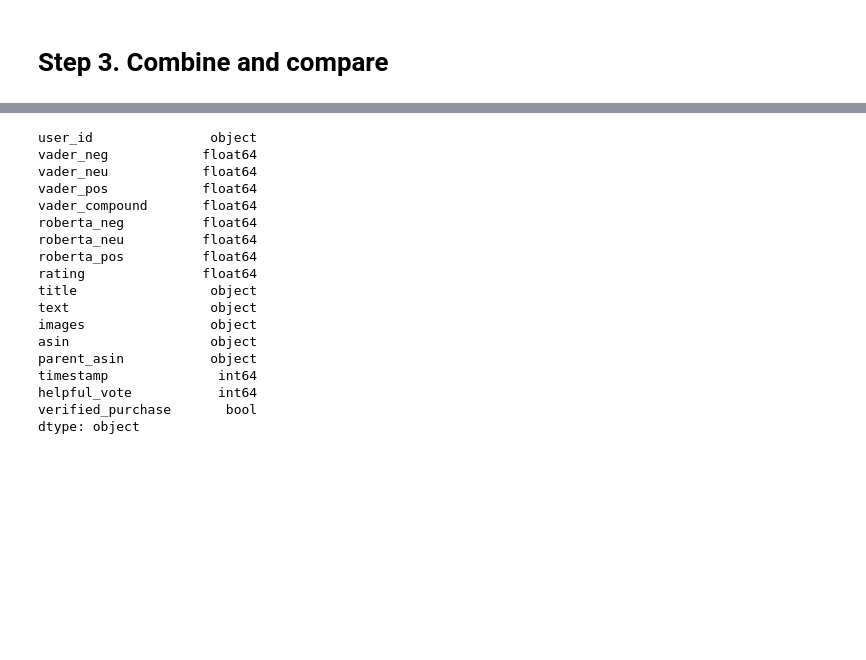
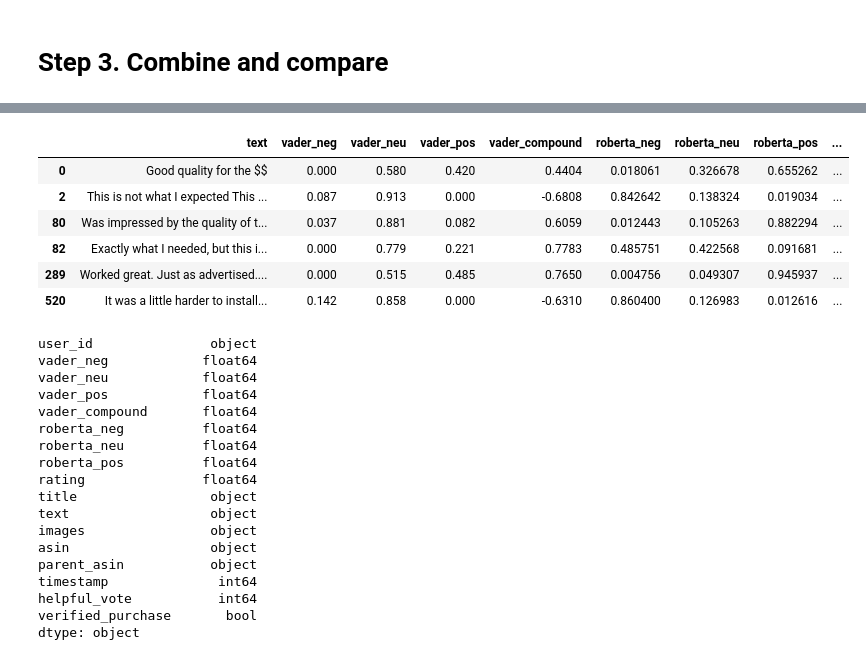
Before and after one commit to gisellegomezp/Project3, a Jupyter notebook: Giselle/testing vader and roberta.ipynb, the cells around one changed output, grey strips where cells are left out. Cells and saved outputs as stored; diff of their text form; code cells hidden in the pictures; blank space fills up the shorter version.

```diff
--- a/Giselle/testing vader and roberta.ipynb
+++ b/Giselle/testing vader and roberta.ipynb
@@ -369,0 +380,10 @@ results_df.head(2)
+# %%
+results_df = results_df[['text', 'vader_neg', 'vader_neu', 'vader_pos',
+                         'vader_compound', 'roberta_neg', 'roberta_neu',
+                         'roberta_pos', 'rating']]
+
+# Reset the index to replace 'user_id' with a simple integer index
+results_df = results_df.reset_index(drop=True)
+
+# Display the resulting dataframe
+results_df.head()
@@ -370,3 +397,19 @@ results_df.head(2)
+# %%
+# Select specific rows from the DataFrame based on the row indices you provided
+sample_rows = results_df.loc[[0, 2, 80, 82, 289, 520], ['text', 'vader_neg', 'vader_neu', 'vader_pos',
+                                                        'vader_compound', 'roberta_neg', 'roberta_neu',
+                                                        'roberta_pos', 'rating']]
+
+# Display the selected rows
+sample_rows
+# %% [output]
+|  | text | vader_neg | vader_neu | vader_pos | vader_compound | roberta_neg | roberta_neu | roberta_pos | ... |
+| 0 | Good quality for the $$ | 0.000 | 0.580 | 0.420 | 0.4404 | 0.018061 | 0.326678 | 0.655262 | ... |
+| 2 | This is not what I expected This ... | 0.087 | 0.913 | 0.000 | -0.6808 | 0.842642 | 0.138324 | 0.019034 | ... |
+| 80 | Was impressed by the quality of t... | 0.037 | 0.881 | 0.082 | 0.6059 | 0.012443 | 0.105263 | 0.882294 | ... |
+| 82 | Exactly what I needed, but this i... | 0.000 | 0.779 | 0.221 | 0.7783 | 0.485751 | 0.422568 | 0.091681 | ... |
+| 289 | Worked great. Just as advertised.... | 0.000 | 0.515 | 0.485 | 0.7650 | 0.004756 | 0.049307 | 0.945937 | ... |
+| 520 | It was a little harder to install... | 0.142 | 0.858 | 0.000 | -0.6310 | 0.860400 | 0.126983 | 0.012616 | ... |
 # %%
 results_df[['vader_neg', 'vader_neu', 'vader_pos',
             'roberta_neg', 'roberta_neu', 'roberta_pos']] = results_df[
```
Also changed, not shown: parts of 24 cells of this notebook.
